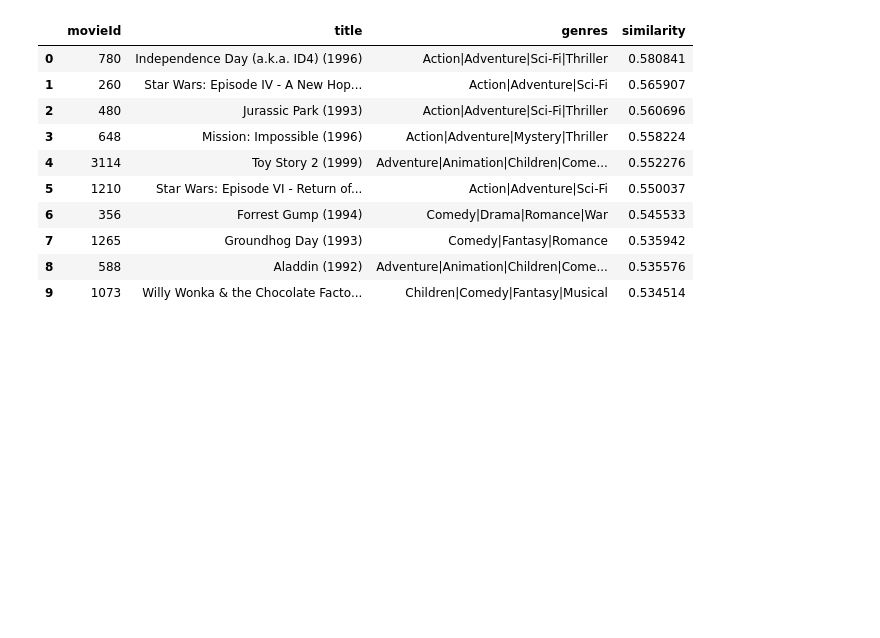
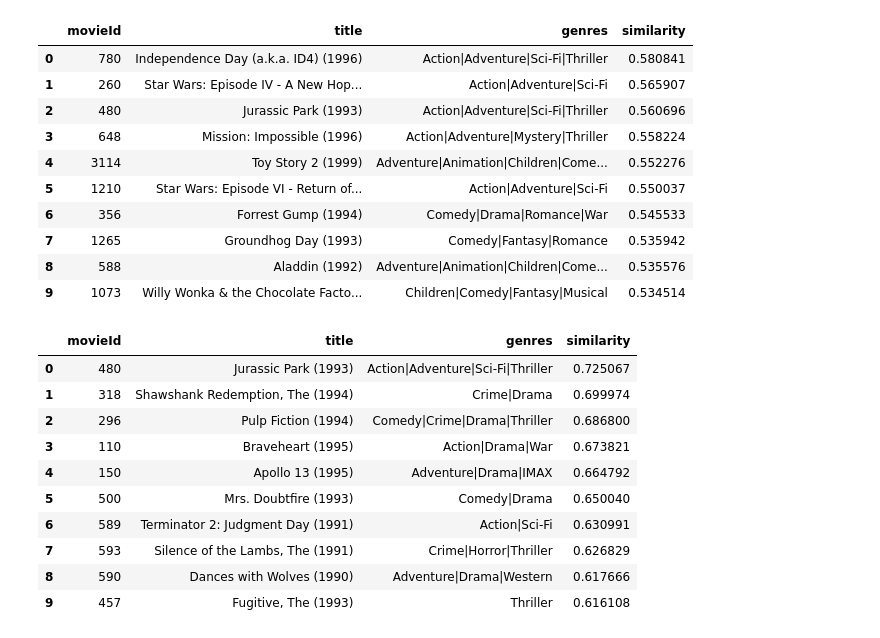
Before and after one commit to AnkitJha06/Movie-recommendation, a Jupyter notebook: movie.ipynb, the cells around one changed output. Drawn from its saved outputs; the diff is of its cells as text; code cells hidden in the pictures; blank space fills up the shorter version.

Commit message:
test similar movies

```diff
--- a/movie.ipynb
+++ b/movie.ipynb
@@ -417,3 +417,55 @@ Movies with similar rating patterns to: Toy Story (1995)
 | 7 | 1265 | Groundhog Day (1993) | Comedy|Fantasy|Romance | 0.535942 |
 | 8 | 588 | Aladdin (1992) | Adventure|Animation|Children|Come... | 0.535576 |
 | 9 | 1073 | Willy Wonka & the Chocolate Facto... | Children|Comedy|Fantasy|Musical | 0.534514 |
+# %%
+def search_similar_movies(movie_id, n=10):
+    if movie_id not in movie_to_index:
+        return pd.DataFrame(
+            columns=["movieId", "title", "genres", "similarity"]
+        )
+
+    movie_index = movie_to_index[movie_id]
+
+    distances, indices = model.kneighbors(
+        movie_matrix[movie_index],
+        n_neighbors=min(n + 1, len(movie_ids))
+    )
+
+    similar = pd.DataFrame({
+        "movieId": [
+            movie_ids[index] for index in indices[0]
+        ],
+        "similarity": 1 - distances[0]
+    })
+
+    similar = similar[
+        similar["movieId"] != movie_id
+    ].head(n)
+
+    return similar.merge(
+        movies_data,
+        on="movieId",
+        how="left",
+        validate="one_to_one"
+    )[
+        ["movieId", "title", "genres", "similarity"]
+    ]
+# %%
+find_similar = search_similar_movies(
+    movie_id=356,
+    n=10
+)
+
+display(find_similar)
+# %% [output]
+|  | movieId | title | genres | similarity |
+| 0 | 480 | Jurassic Park (1993) | Action|Adventure|Sci-Fi|Thriller | 0.725067 |
+| 1 | 318 | Shawshank Redemption, The (1994) | Crime|Drama | 0.699974 |
+| 2 | 296 | Pulp Fiction (1994) | Comedy|Crime|Drama|Thriller | 0.686800 |
+| 3 | 110 | Braveheart (1995) | Action|Drama|War | 0.673821 |
+| 4 | 150 | Apollo 13 (1995) | Adventure|Drama|IMAX | 0.664792 |
+| 5 | 500 | Mrs. Doubtfire (1993) | Comedy|Drama | 0.650040 |
+| 6 | 589 | Terminator 2: Judgment Day (1991) | Action|Sci-Fi | 0.630991 |
+| 7 | 593 | Silence of the Lambs, The (1991) | Crime|Horror|Thriller | 0.626829 |
+| 8 | 590 | Dances with Wolves (1990) | Adventure|Drama|Western | 0.617666 |
+| 9 | 457 | Fugitive, The (1993) | Thriller | 0.616108 |
```
